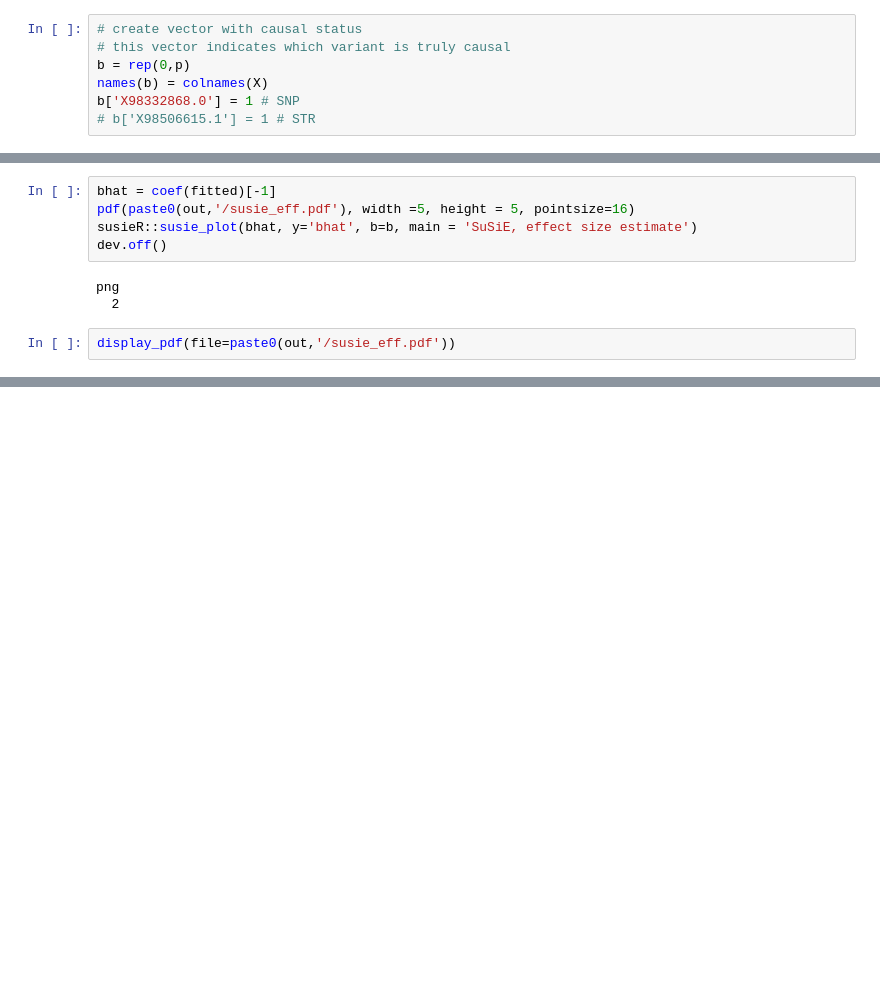
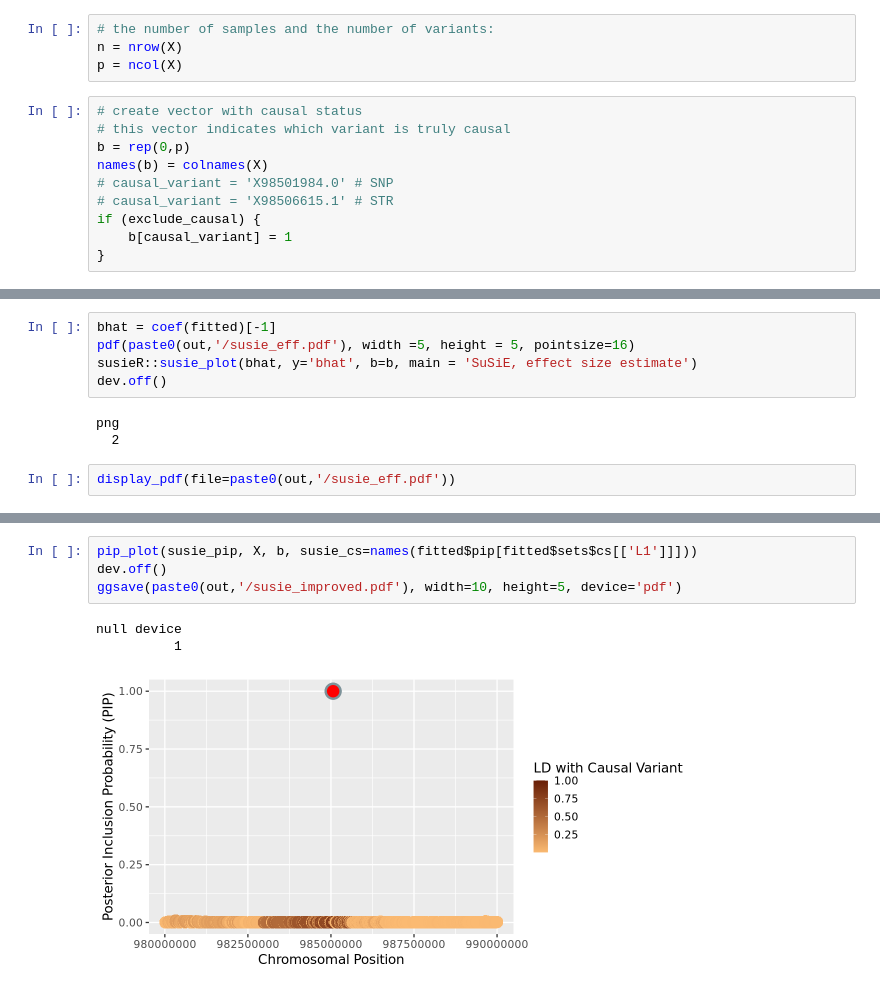
Before and after one commit to CAST-genomics/haptools, a Jupyter notebook: workflow/notebooks/run_finemap-susie.ipynb, the cells around one changed output, grey strips where cells are left out. Cells and saved outputs as stored; diff of their text form; blank space fills up the shorter version.

```diff
--- a/workflow/notebooks/run_finemap-susie.ipynb
+++ b/workflow/notebooks/run_finemap-susie.ipynb
@@ -23,10 +33,17 @@ y = as.matrix(phen[,ncol(phen)])
+# %%
+# the number of samples and the number of variants:
+n = nrow(X)
+p = ncol(X)
 # %%
 # create vector with causal status
 # this vector indicates which variant is truly causal
 b = rep(0,p)
 names(b) = colnames(X)
-b['X98332868.0'] = 1 # SNP
-# b['X98506615.1'] = 1 # STR
+# causal_variant = 'X98501984.0' # SNP
+# causal_variant = 'X98506615.1' # STR
+if (exclude_causal) {
+    b[causal_variant] = 1
+}
 # %%
 mm_regression = function(X, Y, Z=NULL) {
   if (!is.null(Z)) {
@@ -106,0 +215,8 @@ display_pdf(file=paste0(out,'/susie_eff.pdf'))
+# %%
+pip_plot(susie_pip, X, b, susie_cs=names(fitted$pip[fitted$sets$cs[['L1']]]))
+dev.off()
+ggsave(paste0(out,'/susie_improved.pdf'), width=10, height=5, device='pdf')
+# %% [output]
+null device
+          1
+[figure, added]
```
Also changed, not shown: parts of 12 cells of this notebook.
